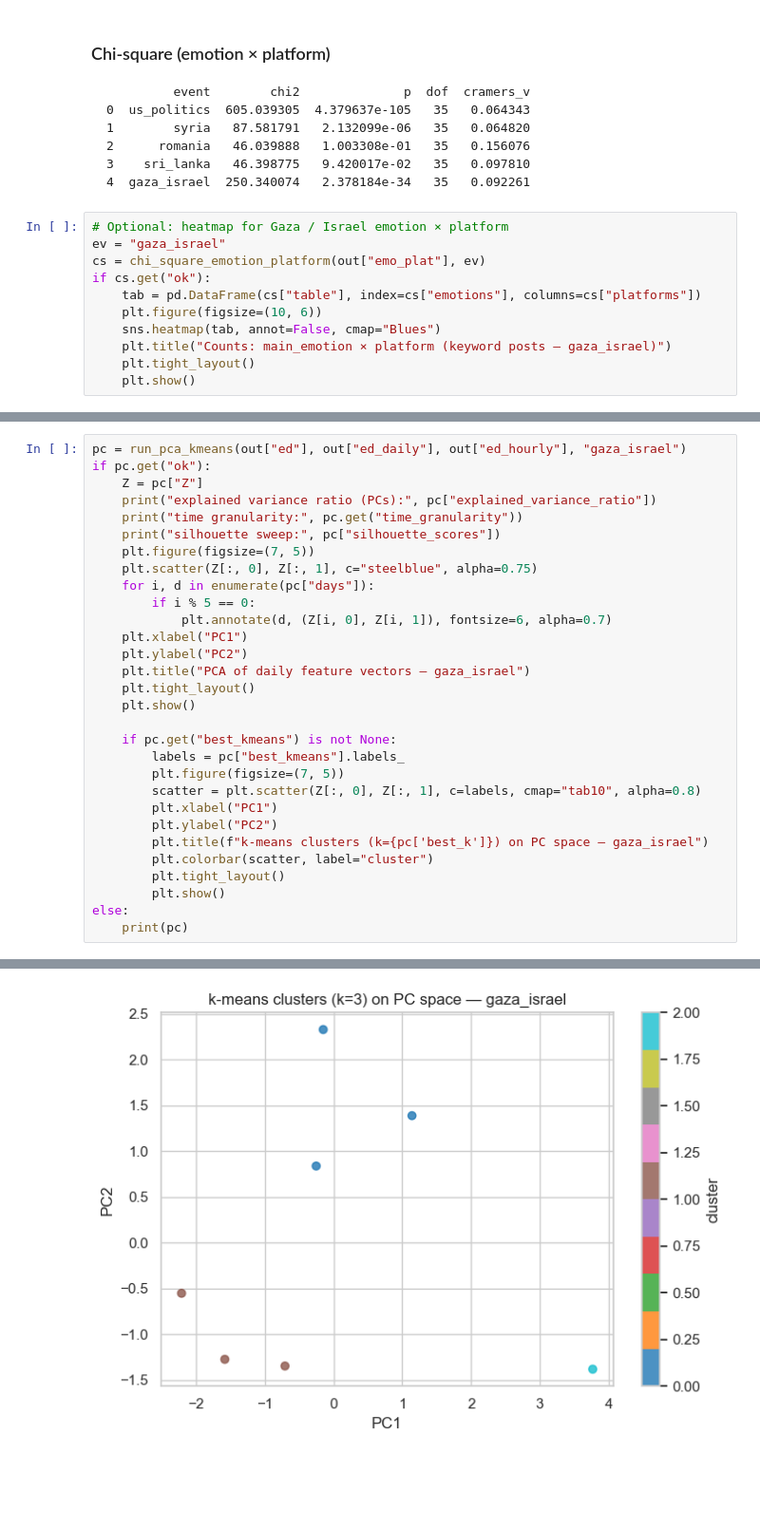
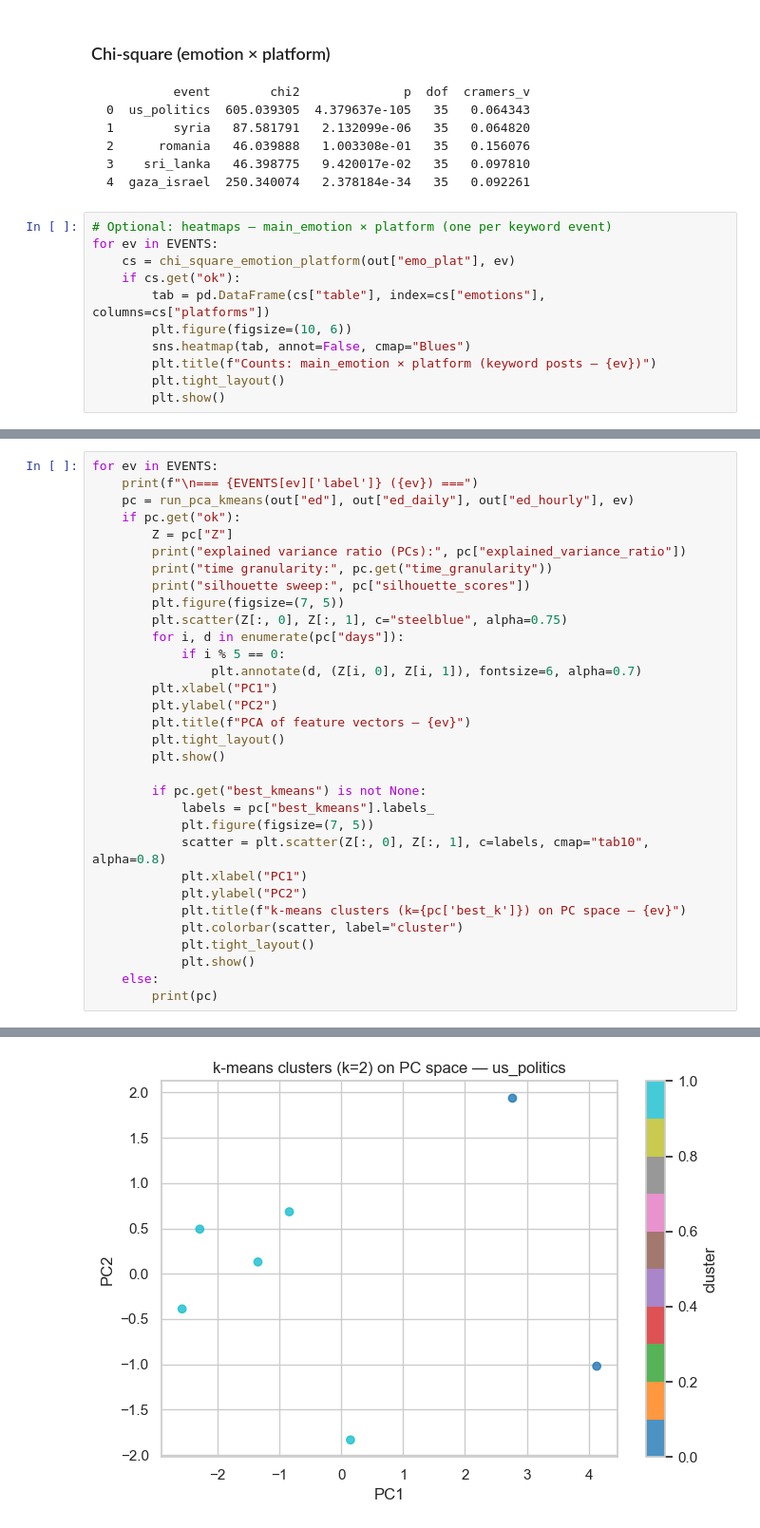
Before and after one commit to timashan/apst-exorde, a Jupyter notebook: analysis_events.ipynb, the cells around one changed output, grey strips where cells are left out. Shown at 95% size. Drawn from its saved outputs; the diff is of its cells as text; blank space fills up the shorter version.

````diff
--- a/analysis_events.ipynb
+++ b/analysis_events.ipynb
@@ -519,14 +519,14 @@ display(Markdown(md))
 4  gaza_israel  250.340074   2.378184e-34   35   0.092261
 ```
 # %%
-# Optional: heatmap for Gaza / Israel emotion × platform
-ev = "gaza_israel"
-cs = chi_square_emotion_platform(out["emo_plat"], ev)
-if cs.get("ok"):
-    tab = pd.DataFrame(cs["table"], index=cs["emotions"], columns=cs["platforms"])
-    plt.figure(figsize=(10, 6))
-    sns.heatmap(tab, annot=False, cmap="Blues")
-    plt.title("Counts: main_emotion × platform (keyword posts — gaza_israel)")
-    plt.tight_layout()
-    plt.show()
+# Optional: heatmaps — main_emotion × platform (one per keyword event)
+for ev in EVENTS:
+    cs = chi_square_emotion_platform(out["emo_plat"], ev)
+    if cs.get("ok"):
+        tab = pd.DataFrame(cs["table"], index=cs["emotions"], columns=cs["platforms"])
+        plt.figure(figsize=(10, 6))
+        sns.heatmap(tab, annot=False, cmap="Blues")
+        plt.title(f"Counts: main_emotion × platform (keyword posts — {ev})")
+        plt.tight_layout()
+        plt.show()
 # %% [output]
@@ -542,31 +546,33 @@ Rows = **calendar days** when the event has **7+** distinct days with posts in-s
 # %%
-pc = run_pca_kmeans(out["ed"], out["ed_daily"], out["ed_hourly"], "gaza_israel")
-if pc.get("ok"):
-    Z = pc["Z"]
-    print("explained variance ratio (PCs):", pc["explained_variance_ratio"])
-    print("time granularity:", pc.get("time_granularity"))
-    print("silhouette sweep:", pc["silhouette_scores"])
-    plt.figure(figsize=(7, 5))
-    plt.scatter(Z[:, 0], Z[:, 1], c="steelblue", alpha=0.75)
-    for i, d in enumerate(pc["days"]):
-        if i % 5 == 0:
-            plt.annotate(d, (Z[i, 0], Z[i, 1]), fontsize=6, alpha=0.7)
-    plt.xlabel("PC1")
-    plt.ylabel("PC2")
-    plt.title("PCA of daily feature vectors — gaza_israel")
-    plt.tight_layout()
-    plt.show()
-
-    if pc.get("best_kmeans") is not None:
-        labels = pc["best_kmeans"].labels_
+for ev in EVENTS:
+    print(f"\n=== {EVENTS[ev]['label']} ({ev}) ===")
+    pc = run_pca_kmeans(out["ed"], out["ed_daily"], out["ed_hourly"], ev)
+    if pc.get("ok"):
+        Z = pc["Z"]
+        print("explained variance ratio (PCs):", pc["explained_variance_ratio"])
+        print("time granularity:", pc.get("time_granularity"))
+        print("silhouette sweep:", pc["silhouette_scores"])
         plt.figure(figsize=(7, 5))
-        scatter = plt.scatter(Z[:, 0], Z[:, 1], c=labels, cmap="tab10", alpha=0.8)
+        plt.scatter(Z[:, 0], Z[:, 1], c="steelblue", alpha=0.75)
+        for i, d in enumerate(pc["days"]):
+            if i % 5 == 0:
+                plt.annotate(d, (Z[i, 0], Z[i, 1]), fontsize=6, alpha=0.7)
         plt.xlabel("PC1")
         plt.ylabel("PC2")
-        plt.title(f"k-means clusters (k={pc['best_k']}) on PC space — gaza_israel")
-        plt.colorbar(scatter, label="cluster")
+        plt.title(f"PCA of feature vectors — {ev}")
         plt.tight_layout()
         plt.show()
-else:
-    print(pc)
+
+        if pc.get("best_kmeans") is not None:
+            labels = pc["best_kmeans"].labels_
+            plt.figure(figsize=(7, 5))
+            scatter = plt.scatter(Z[:, 0], Z[:, 1], c=labels, cmap="tab10", alpha=0.8)
+            plt.xlabel("PC1")
+            plt.ylabel("PC2")
+            plt.title(f"k-means clusters (k={pc['best_k']}) on PC space — {ev}")
+            plt.colorbar(scatter, label="cluster")
+            plt.tight_layout()
+            plt.show()
+    else:
+        print(pc)
 # %% [output]
@@ -577 +584 @@ silhouette sweep: [(2, 0.41507611095041064), (3, 0.4907816238520736), (4, 0.2713
-[figure, old version]
+[figure, new version]
````
Also changed, not shown: parts of 7 cells of this notebook, 4 other files.
